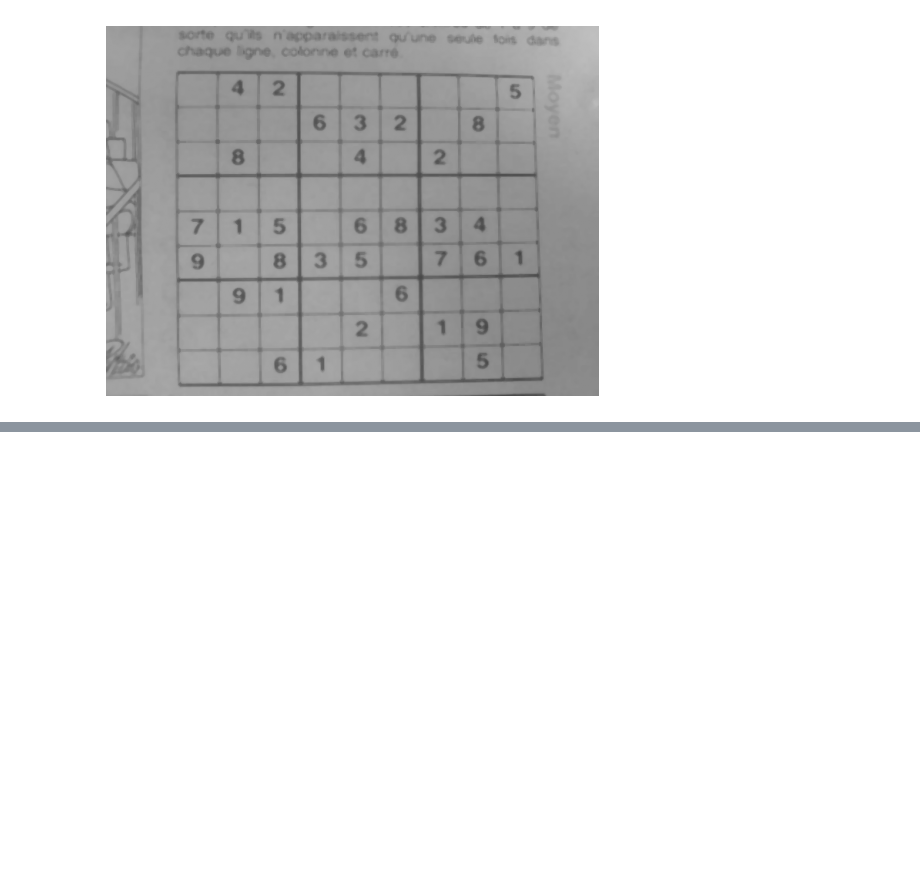
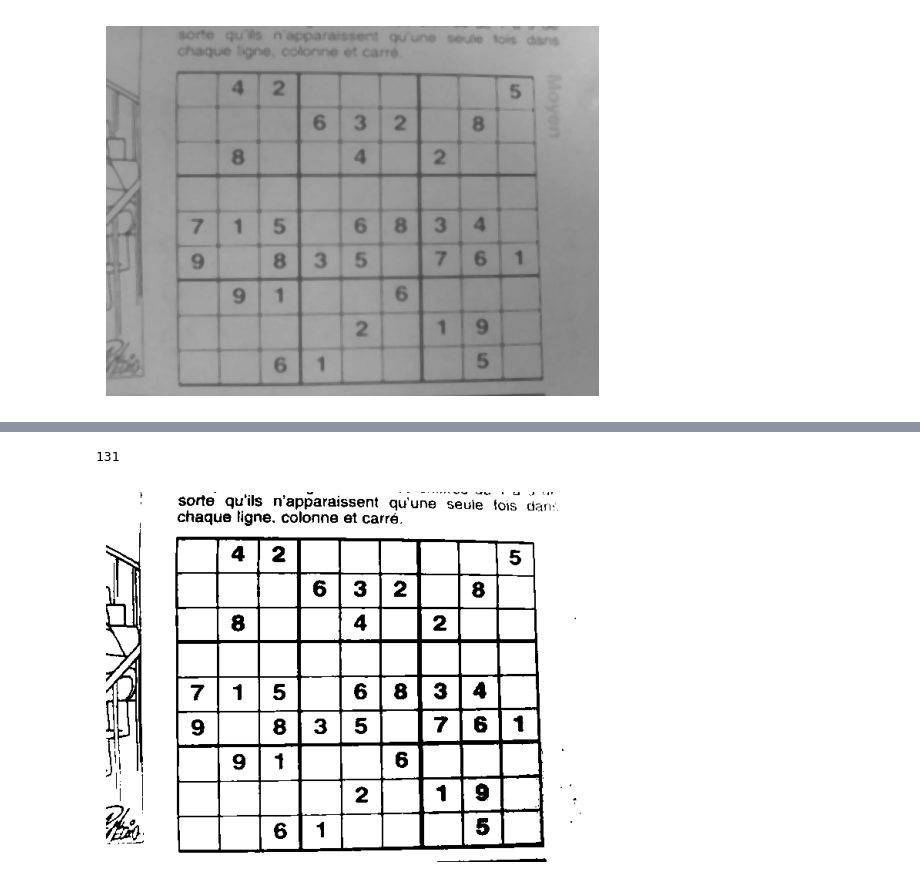
Before and after one commit to eddie-an/Optical-Sudoku-Solver, a Jupyter notebook: Image_Processing.ipynb, the cells around one changed output, grey strips where cells are left out. Cells and saved outputs as stored; diff of their text form; code cells hidden in the pictures; blank space fills up the shorter version.

```diff
--- a/Image_Processing.ipynb
+++ b/Image_Processing.ipynb
@@ -93,0 +107,24 @@ def median_filter(im, L):
+# %%
+def create_histogram(image, bin_size):
+    '''Creates a (denormalized) histogram of an image.
+    The bin_size is the number of intensity levels and the histogram contains occurrences of each intensity level.
+    '''
+    np.bincount(image.ravel(), minlength=bin_size)
+    hist = [0 for i in range(bin_size)]
+    bin = [i for i in range(bin_size)]
+    for i in range(len(image)):
+        for j in range(len(image[i])):
+            hist[image[i][j]] += 1
+    return hist, bin
+
+def create_normalized_histogram(image, bin_size):
+    '''Creates a normalized histogram of an image.
+    The bin_size is the number of intensity levels and the histogram contains normalized occurrences of each intensity level.
+    '''
+    N,M = image.shape
+    hist_norm = [0 for i in range(bin_size)]
+    bin = [i for i in range(bin_size)]
+    for i in range(len(image)):
+        for j in range(len(image[i])):
+            hist_norm[image[i][j]] += (1 / (N*M))
+    return hist_norm, bin
@@ -132,0 +260,9 @@ display_image_grayscale(threshold_img)
+# %%
+(hist, bin) = create_normalized_histogram(image, 256)
+threshold_val = find_otsu_threshold(hist)
+print(threshold_val)
+image_thresh = perform_threshold(image, threshold_val)
+display_image_grayscale(image_thresh)
+# %% [output]
+131
+[figure, added]
```
Also changed, not shown: parts of 15 cells of this notebook, 6 other files.
